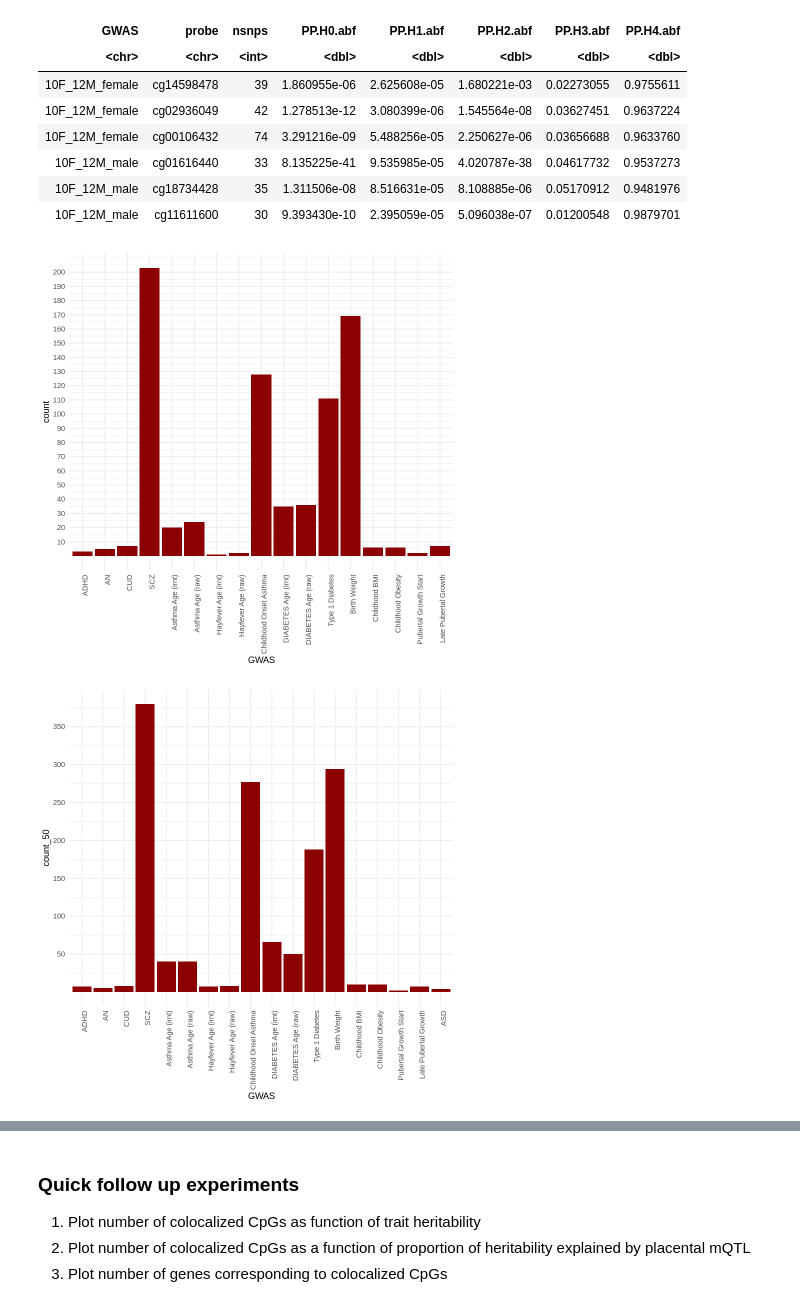
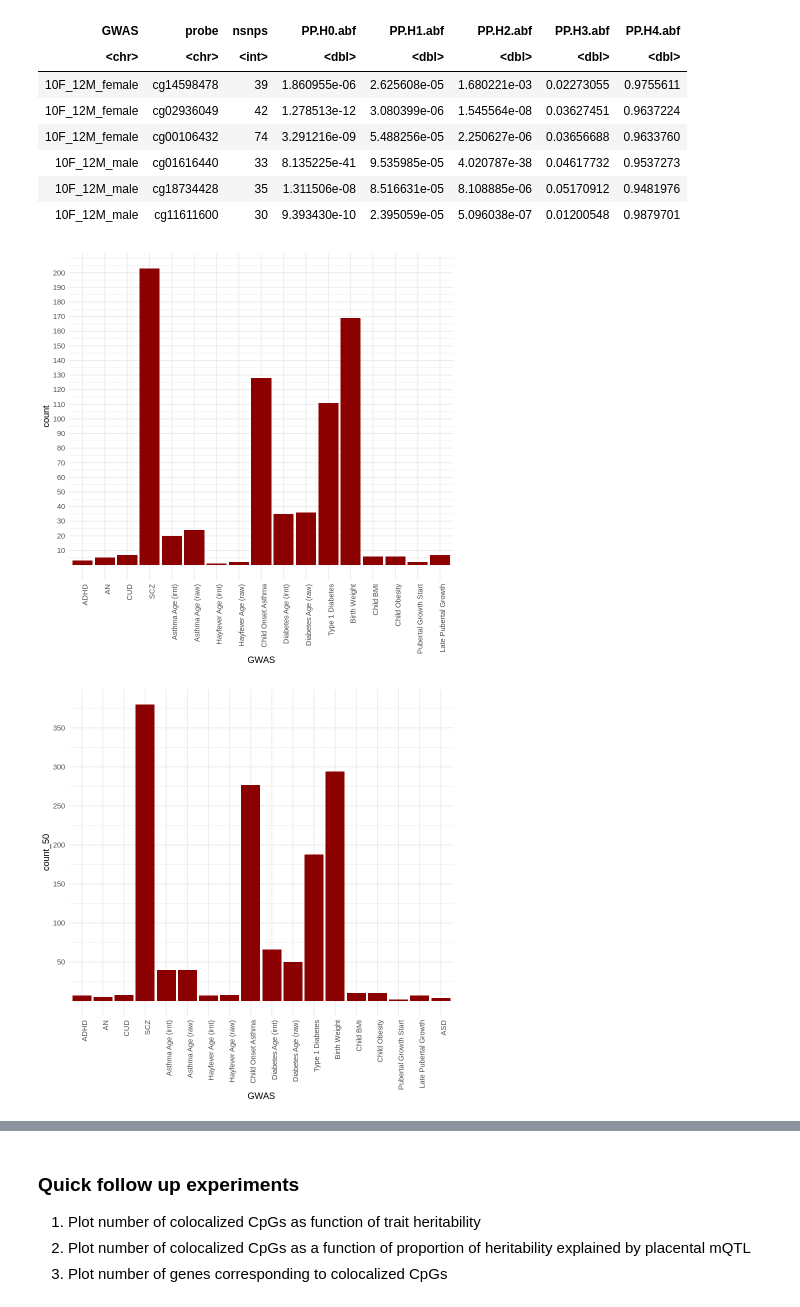
Before and after one commit to wilcas/sex_specific_mQTL, a Jupyter notebook: delahaye_mQTL_analyses/placental_mqtl_colocalization.ipynb, the cells around one changed output, grey strips where cells are left out. Drawn from its saved outputs; the diff is of its cells as text; code cells hidden in the pictures.

```diff
--- a/delahaye_mQTL_analyses/placental_mqtl_colocalization.ipynb
+++ b/delahaye_mQTL_analyses/placental_mqtl_colocalization.ipynb
@@ -326,13 +326,13 @@ to_plot$GWAS <- recode_factor(
     "AGE_ASTHMA(raw)" = "Asthma Age (raw)",
     "HAY_FEVER(irnt)" = "Hayfever Age (irnt)",
     "HAY_FEVER(raw)" = "Hayfever Age (raw)",
-    "CHILD_ASTHMA" = "Childhood Onset Asthma",
-    "AGE_DIABETES(irnt)" = "DIABETES Age (irnt)",
-    "AGE_DIABETES(raw)" = "DIABETES Age (raw)",
+    "CHILD_ASTHMA" = "Child Onset Asthma",
+    "AGE_DIABETES(irnt)" = "Diabetes Age (irnt)",
+    "AGE_DIABETES(raw)" = "Diabetes Age (raw)",
     "Type 1 Diabetes"="Type 1 Diabetes",
-        "EGG_BIRTH_WEIGHT_FETAL" = "Birth Weight",
-    "EGG_BMI" = "Childhood BMI",
-    "EGG_OBESITY" = "Childhood Obesity",
+    "EGG_BIRTH_WEIGHT_FETAL" = "Birth Weight",
+    "EGG_BMI" = "Child BMI",
+    "EGG_OBESITY" = "Child Obesity",
     "10F_12M" = "Pubertal Growth Start",
     "PGF_PGM" = "Late Pubertal Growth")
 ggplot(
@@ -372,7 +372,7 @@ to_plot <- to_plot[!grepl("BIP|ANX|MDD|TAG_CPD|AUDIT",GWAS),.(
 ]
 to_plot$GWAS <- recode_factor(
     to_plot$GWAS,
-    "ADHD"="ADHD",
+     "ADHD"="ADHD",
     "AN"="AN",
     "CUD"="CUD",
     "SCZ"="SCZ",
@@ -380,13 +380,13 @@ to_plot$GWAS <- recode_factor(
     "AGE_ASTHMA(raw)" = "Asthma Age (raw)",
     "HAY_FEVER(irnt)" = "Hayfever Age (irnt)",
     "HAY_FEVER(raw)" = "Hayfever Age (raw)",
-    "CHILD_ASTHMA" = "Childhood Onset Asthma",
-    "AGE_DIABETES(irnt)" = "DIABETES Age (irnt)",
-    "AGE_DIABETES(raw)" = "DIABETES Age (raw)",
+    "CHILD_ASTHMA" = "Child Onset Asthma",
+    "AGE_DIABETES(irnt)" = "Diabetes Age (irnt)",
+    "AGE_DIABETES(raw)" = "Diabetes Age (raw)",
     "Type 1 Diabetes"="Type 1 Diabetes",
-        "EGG_BIRTH_WEIGHT_FETAL" = "Birth Weight",
-    "EGG_BMI" = "Childhood BMI",
-    "EGG_OBESITY" = "Childhood Obesity",
+    "EGG_BIRTH_WEIGHT_FETAL" = "Birth Weight",
+    "EGG_BMI" = "Child BMI",
+    "EGG_OBESITY" = "Child Obesity",
     "10F_12M" = "Pubertal Growth Start",
     "PGF_PGM" = "Late Pubertal Growth")
 ggplot(
@@ -431,37 +431,37 @@ to_plot$GWAS <- recode_factor(
     "CUD"="CUD",
     "SCZ"="SCZ",
     "AGE_ASTHMA(irnt)" = "Asthma Age (irnt)",
     "AGE_ASTHMA(raw)" = "Asthma Age (raw)",
     "HAY_FEVER(irnt)" = "Hayfever Age (irnt)",
     "HAY_FEVER(raw)" = "Hayfever Age (raw)",
-    "CHILD_ASTHMA" = "Childhood Onset Asthma",
-    "AGE_DIABETES(irnt)" = "DIABETES Age (irnt)",
-    "AGE_DIABETES(raw)" = "DIABETES Age (raw)",
+    "CHILD_ASTHMA" = "Child Onset Asthma",
+    "AGE_DIABETES(irnt)" = "Diabetes Age (irnt)",
+    "AGE_DIABETES(raw)" = "Diabetes Age (raw)",
     "Type 1 Diabetes"="Type 1 Diabetes",
     "EGG_BIRTH_WEIGHT_FETAL" = "Birth Weight",
-    "EGG_BMI" = "Childhood BMI",
-    "EGG_OBESITY" = "Childhood Obesity",
+    "EGG_BMI" = "Child BMI",
+    "EGG_OBESITY" = "Child Obesity",
     "10F_12M" = "Pubertal Growth Start",
     "PGF_PGM" = "Late Pubertal Growth")
 ggplot(
    to_plot[count != 0 & !grepl("EGG",GWAS)],
     aes(GWAS,count,fill=Sex)
 ) +
 geom_col(position="dodge") +
 scale_fill_manual(values=c("magenta","cyan"))+
 scale_y_continuous(breaks=1:20 * 10)+
 theme_minimal()+
 theme(axis.text.x = element_text(angle=90, hjust=1, vjust=1))
 
 ggplot(
    to_plot[count_50 != 0 & !grepl("EGG",GWAS)],
     aes(GWAS,count_50,fill=Sex)
 ) +
 geom_col(position="dodge") +
 scale_fill_manual(values=c("magenta","cyan"))+
 theme_minimal()+
 scale_y_continuous(breaks=1:8 * 50)+
 theme(axis.text.x = element_text(angle=90, hjust=1, vjust=1))
 # %% [output]
-[figure, old version]
+[figure, new version]
-[figure, old version]
+[figure, new version]
```
Also changed, not shown: parts of 8 cells of this notebook.
